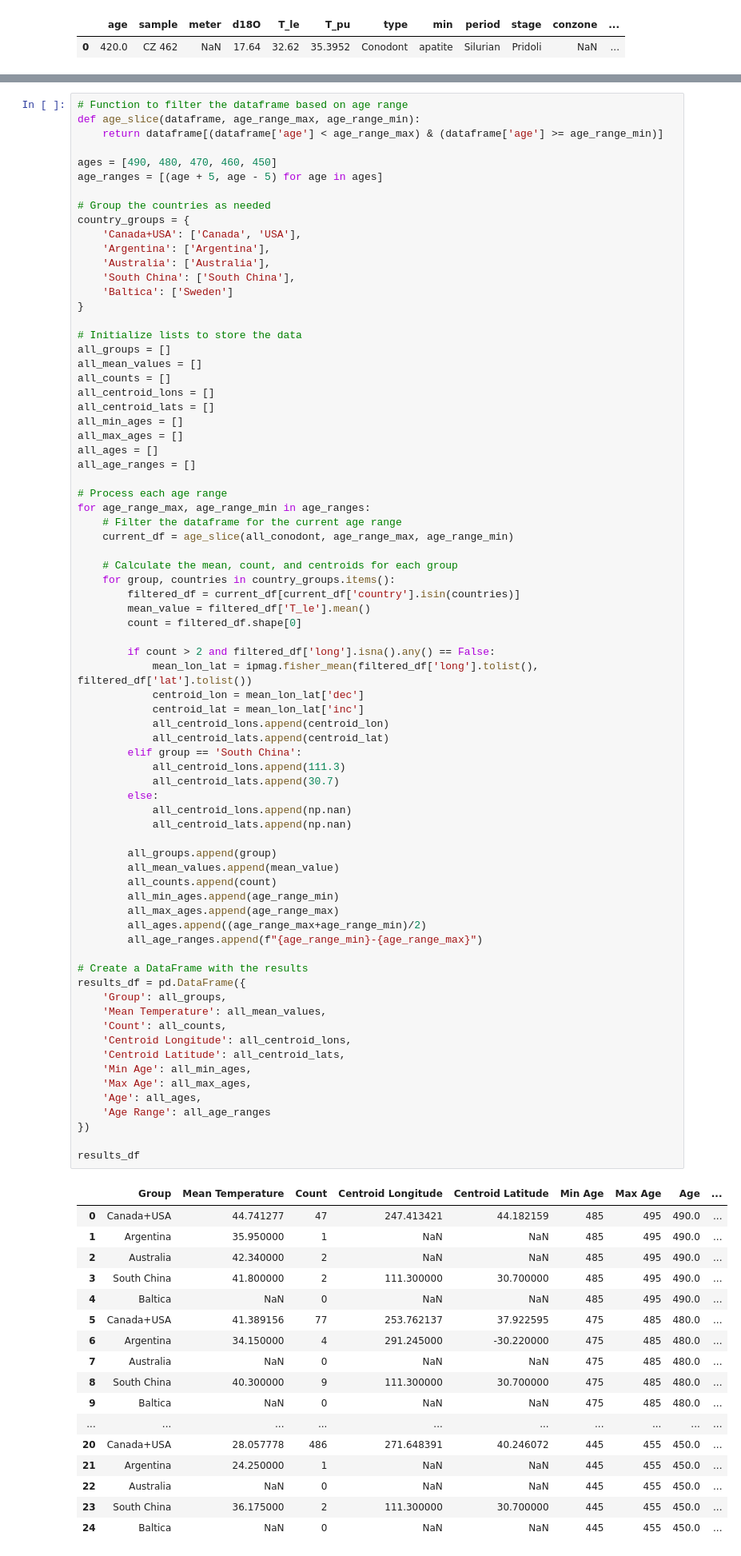
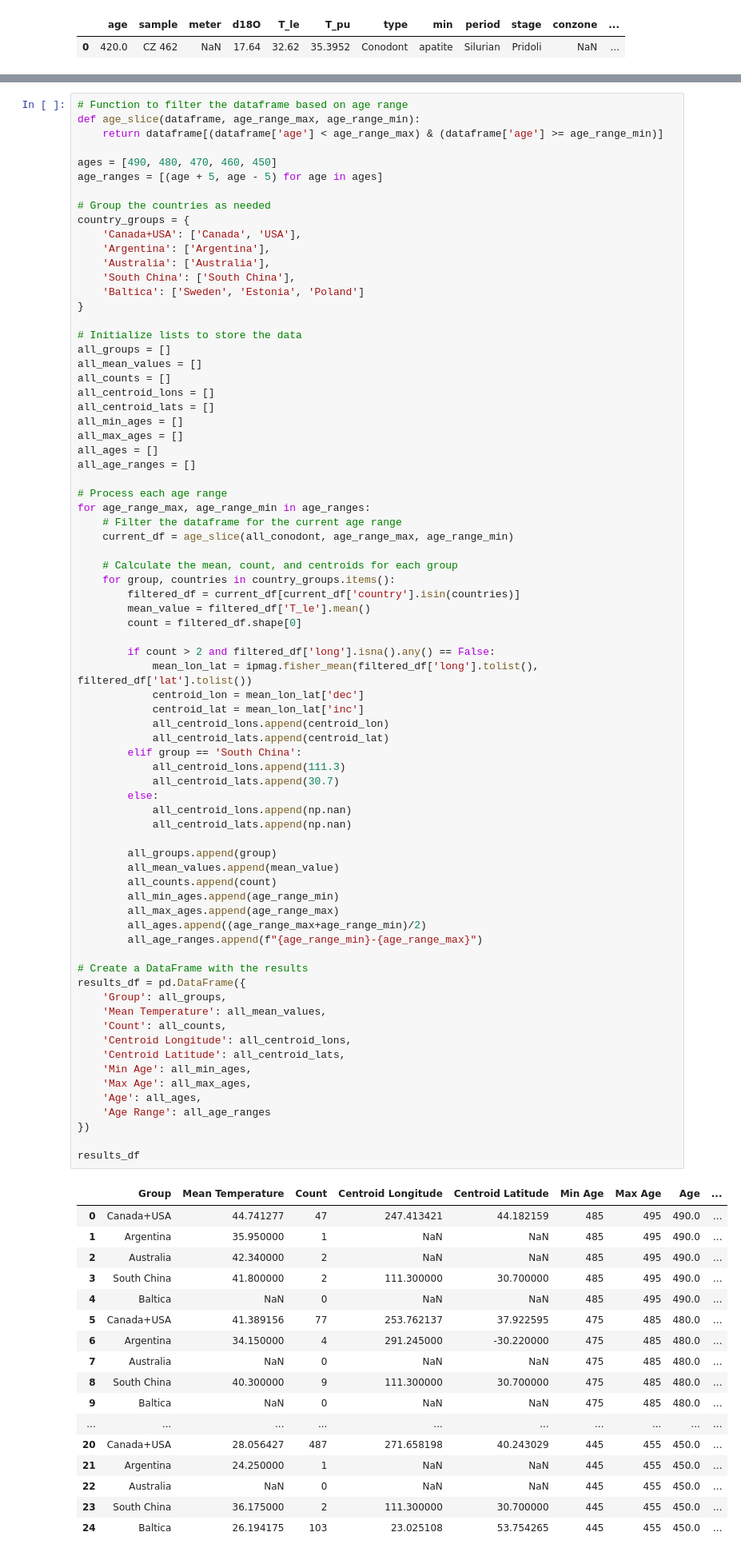
Before and after one commit to Swanson-Hysell-Group/2025_Ordovician_review, a Jupyter notebook: code/paleogeography_arcs_suture_temperatures.ipynb, the cells around one changed output, grey strips where cells are left out. Shown at 80% size. Drawn from its saved outputs; the diff is of its cells as text.

```diff
--- a/code/paleogeography_arcs_suture_temperatures.ipynb
+++ b/code/paleogeography_arcs_suture_temperatures.ipynb
@@ -260,7 +260,7 @@ country_groups = {
     'Argentina': ['Argentina'],
     'Australia': ['Australia'],
     'South China': ['South China'],
-    'Baltica': ['Sweden']
+    'Baltica': ['Sweden', 'Estonia', 'Poland']
 }
 
 # Initialize lists to store the data
@@ -306,38 +306,38 @@ for age_range_max, age_range_min in age_ranges:
         all_ages.append((age_range_max+age_range_min)/2)
         all_age_ranges.append(f"{age_range_min}-{age_range_max}")
 
 # Create a DataFrame with the results
 results_df = pd.DataFrame({
     'Group': all_groups,
     'Mean Temperature': all_mean_values,
     'Count': all_counts,
     'Centroid Longitude': all_centroid_lons,
     'Centroid Latitude': all_centroid_lats,
     'Min Age': all_min_ages,
     'Max Age': all_max_ages,
     'Age': all_ages,
     'Age Range': all_age_ranges
 })
 
 results_df
 # %% [output]
 |  | Group | Mean Temperature | Count | Centroid Longitude | Centroid Latitude | Min Age | Max Age | Age | ... |
 | 0 | Canada+USA | 44.741277 | 47 | 247.413421 | 44.182159 | 485 | 495 | 490.0 | ... |
 | 1 | Argentina | 35.950000 | 1 | NaN | NaN | 485 | 495 | 490.0 | ... |
 | 2 | Australia | 42.340000 | 2 | NaN | NaN | 485 | 495 | 490.0 | ... |
 | 3 | South China | 41.800000 | 2 | 111.300000 | 30.700000 | 485 | 495 | 490.0 | ... |
 | 4 | Baltica | NaN | 0 | NaN | NaN | 485 | 495 | 490.0 | ... |
 | 5 | Canada+USA | 41.389156 | 77 | 253.762137 | 37.922595 | 475 | 485 | 480.0 | ... |
 | 6 | Argentina | 34.150000 | 4 | 291.245000 | -30.220000 | 475 | 485 | 480.0 | ... |
 | 7 | Australia | NaN | 0 | NaN | NaN | 475 | 485 | 480.0 | ... |
 | 8 | South China | 40.300000 | 9 | 111.300000 | 30.700000 | 475 | 485 | 480.0 | ... |
 | 9 | Baltica | NaN | 0 | NaN | NaN | 475 | 485 | 480.0 | ... |
 | ... | ... | ... | ... | ... | ... | ... | ... | ... | ... |
-| 20 | Canada+USA | 28.057778 | 486 | 271.648391 | 40.246072 | 445 | 455 | 450.0 | ... |
+| 20 | Canada+USA | 28.056427 | 487 | 271.658198 | 40.243029 | 445 | 455 | 450.0 | ... |
 | 21 | Argentina | 24.250000 | 1 | NaN | NaN | 445 | 455 | 450.0 | ... |
 | 22 | Australia | NaN | 0 | NaN | NaN | 445 | 455 | 450.0 | ... |
 | 23 | South China | 36.175000 | 2 | 111.300000 | 30.700000 | 445 | 455 | 450.0 | ... |
-| 24 | Baltica | NaN | 0 | NaN | NaN | 445 | 455 | 450.0 | ... |
+| 24 | Baltica | 26.194175 | 103 | 23.025108 | 53.754265 | 445 | 455 | 450.0 | ... |
 # %%
 temp_results = results_df[(results_df['Centroid Latitude'].notna()) & (results_df['Mean Temperature'].notna()) & (results_df['Count'] > 4)]
 temp_results
```
Also changed, not shown: parts of 14 cells of this notebook, 7 other files.
